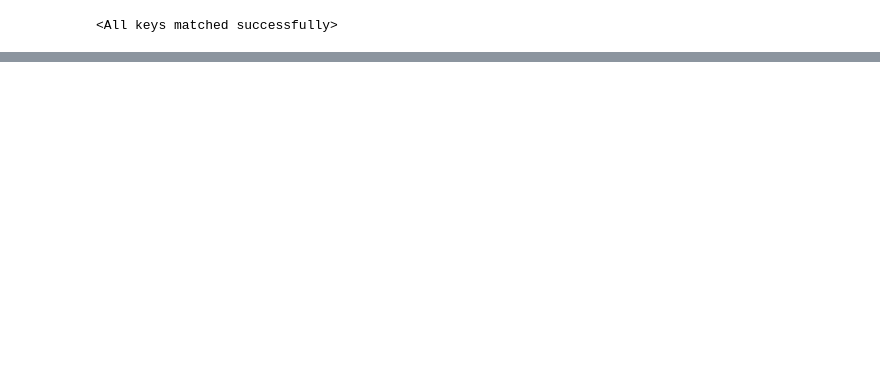
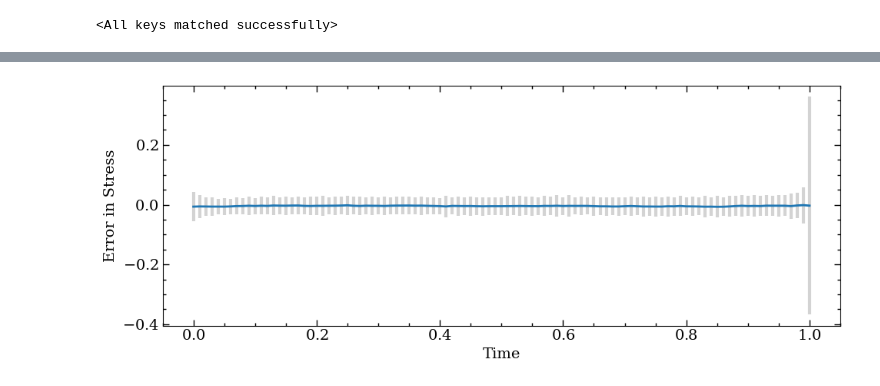
Before and after one commit to m-raj/microstructure-dependent-material-model, a Jupyter notebook: post_processing.ipynb, the cells around one changed output, grey strips where cells are left out. Saved outputs shown, nothing was run; the diff lists cells and outputs as text; code cells hidden in the pictures; blank space fills up the shorter version.

```diff
--- a/post_processing.ipynb
+++ b/post_processing.ipynb
@@ -86,0 +107,17 @@ plt.legend()
+# %%
+error = s - spred
+mean = torch.mean(error, dim=0)
+std = torch.std(error, dim=0)
+plt.figure(figsize=(10,4))
+plt.errorbar(time,
+            mean[:, 0].cpu().detach().numpy(),
+            yerr=std[:, 0].cpu().detach().numpy(),
+            ecolor='lightgray',
+            elinewidth=3,
+            )
+plt.xlabel("Time")
+plt.ylabel("Error in Stress")
+plt.tight_layout()
+plt.show()
+# %% [output]
+[figure, added]
```
Also changed, not shown: parts of 12 cells of this notebook.
